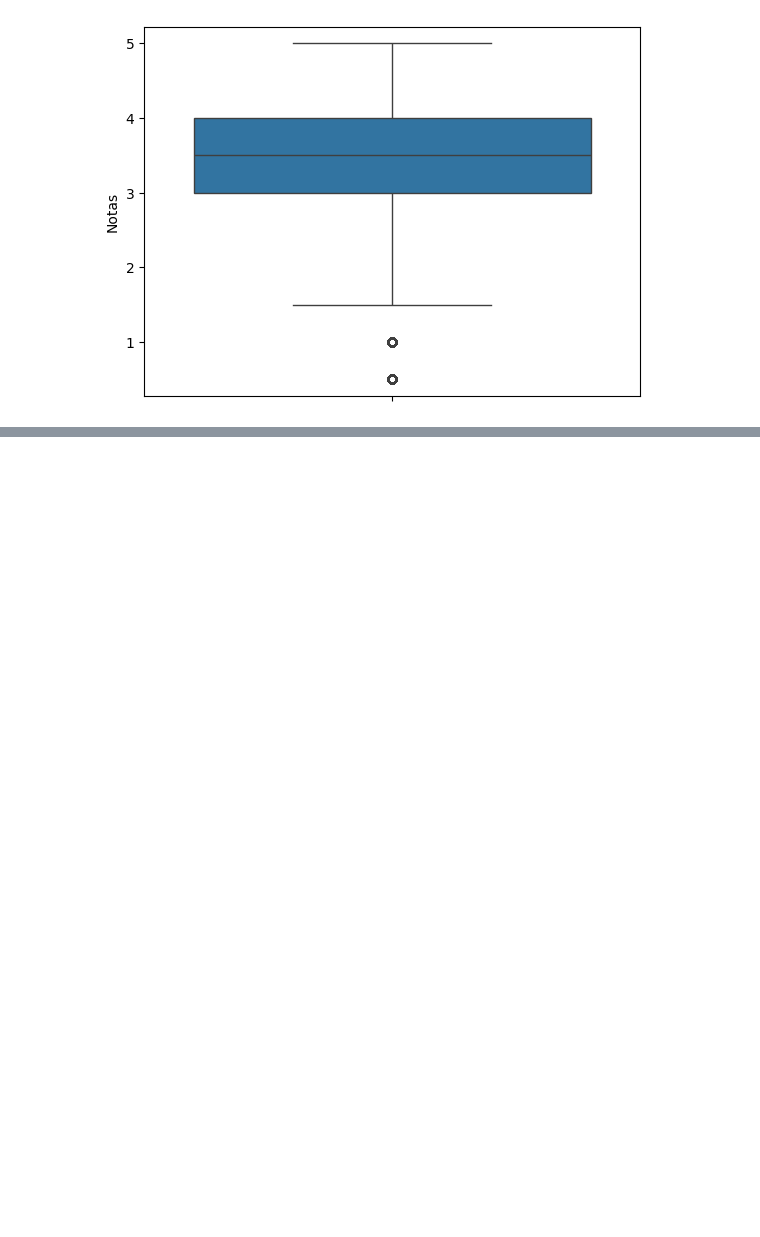
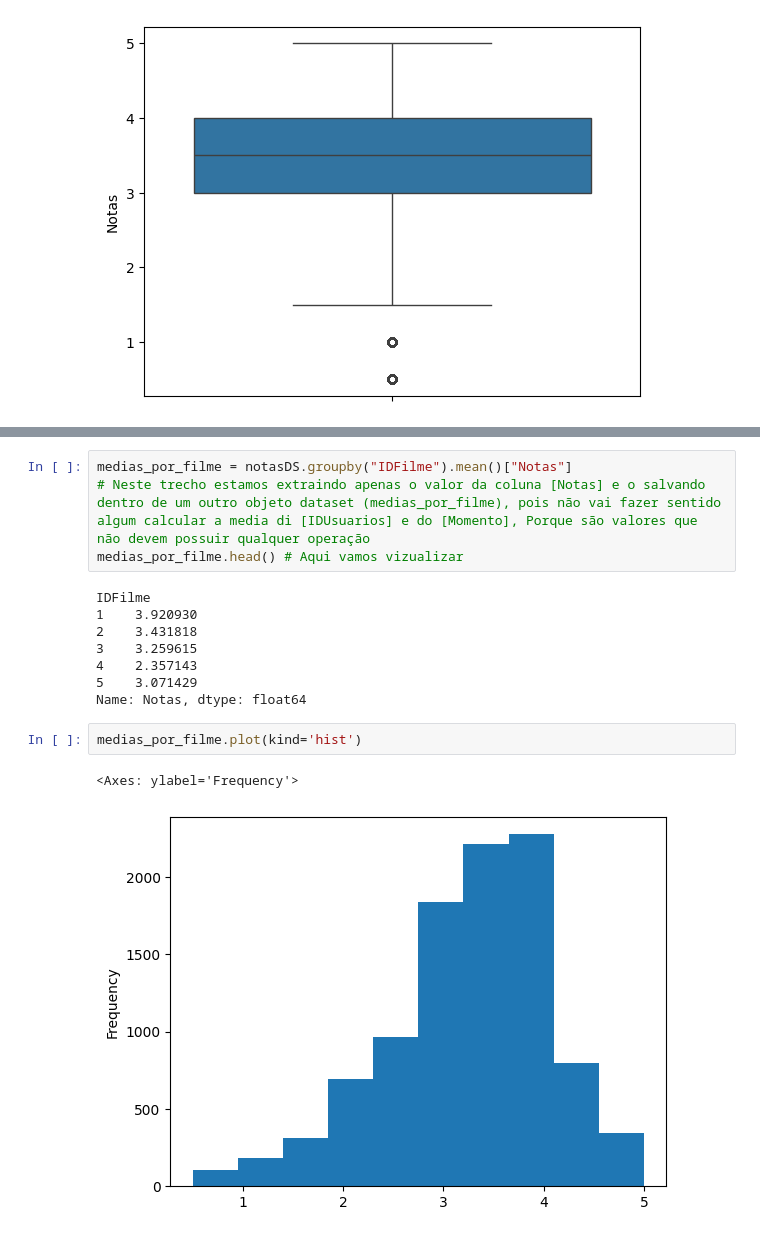
Before and after one commit to GeorgesBallister/Atividade-1-Python-para-DS-Individual-Estudo-Data-Science, a Jupyter notebook: ProjetoMovieLensFaculdade.ipynb, the cells around one changed output, grey strips where cells are left out. Drawn from its saved outputs; the diff is of its cells as text; blank space fills up the shorter version.

```diff
--- a/ProjetoMovieLensFaculdade.ipynb
+++ b/ProjetoMovieLensFaculdade.ipynb
@@ -72,0 +112,17 @@ filmesDB.head()
+# %%
+medias_por_filme = notasDS.groupby("IDFilme").mean()["Notas"]
+# Neste trecho estamos extraindo apenas o valor da coluna [Notas] e o salvando dentro de um outro objeto dataset (medias_por_filme), pois não vai fazer sentido algum calcular a media di [IDUsuarios] e do [Momento], Porque são valores que não devem possuir qualquer operação
+medias_por_filme.head() # Aqui vamos vizualizar
+# %% [output]
+IDFilme
+1    3.920930
+2    3.431818
+3    3.259615
+4    2.357143
+5    3.071429
+Name: Notas, dtype: float64
+# %%
+medias_por_filme.plot(kind='hist')
+# %% [output]
+<Axes: ylabel='Frequency'>
+[figure, added]
```
Also changed, not shown: parts of 5 cells of this notebook.
